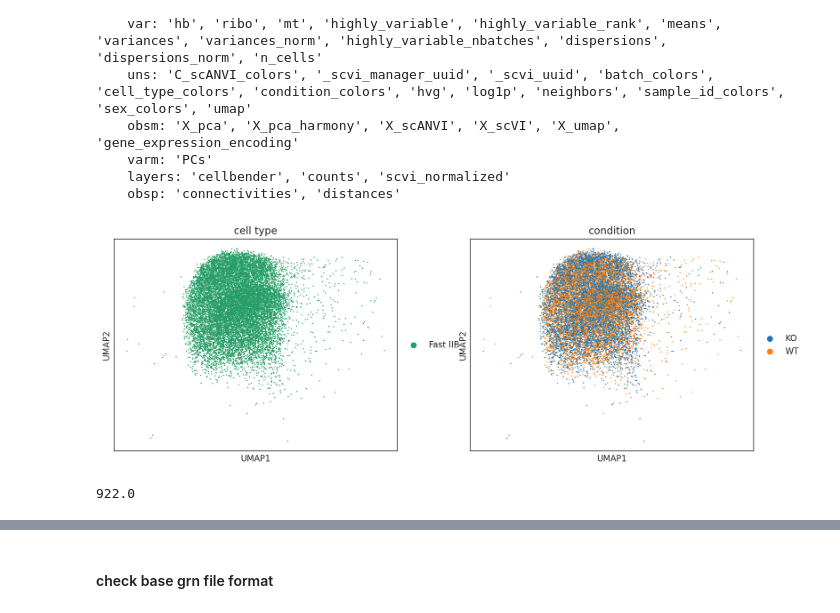
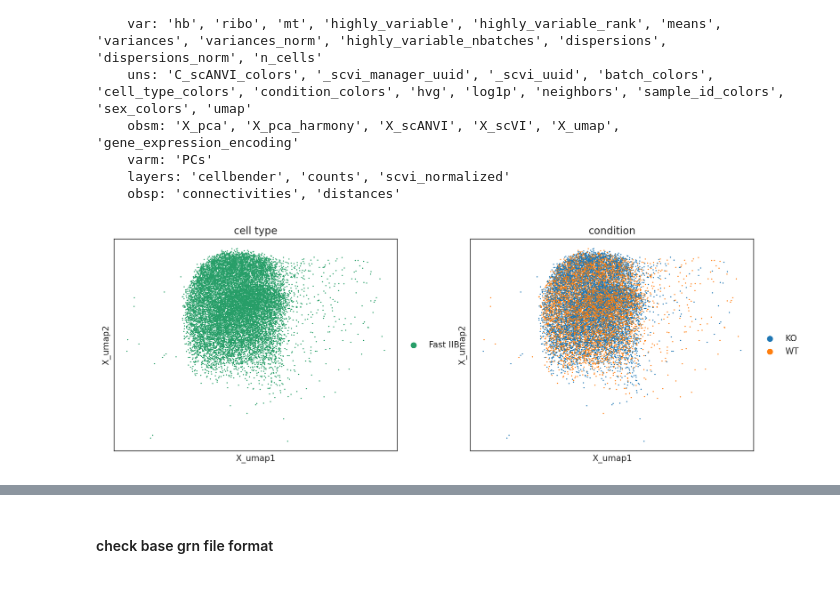
Before and after one commit to sachha-naksha/TA_muscle_ageing, a Jupyter notebook: py_scripts/grn_inference/2_cellOracle_fit.ipynb, the cells around one changed output, grey strips where cells are left out. Drawn from its saved outputs; the diff is of its cells as text; code cells hidden in the pictures.

```diff
--- a/py_scripts/grn_inference/2_cellOracle_fit.ipynb
+++ b/py_scripts/grn_inference/2_cellOracle_fit.ipynb
@@ -36,4 +41,4 @@ View of AnnData object with n_obs × n_vars = 16004 × 3000
 # %%
-sc.pl.umap(adata, color=['C_scANVI', 'condition'], title=['cell type', 'condition'], ncols=2)
+sc.pl.embedding(adata, basis='X_umap', color=['C_scANVI', 'condition'], title=['cell type', 'condition'], ncols=2)
 # %% [output]
-[figure, old version]
+[figure, new version]
@@ -45,10 +45,6 @@ if adata.shape[0] > n_cells_downsample:
 # %%
 # CO uses the unscaled mRNA count for the Input of Oracle object.
 adata.X = adata.layers["counts"].copy()
-# %%
-print(adata.X.max())
-# %% [output]
-922.0
 # %%
 # Use only highly variable genes for the analysis
 adata = adata[:, adata.var.highly_variable]
```
Also changed, not shown: parts of 8 cells of this notebook, 1 other file.
